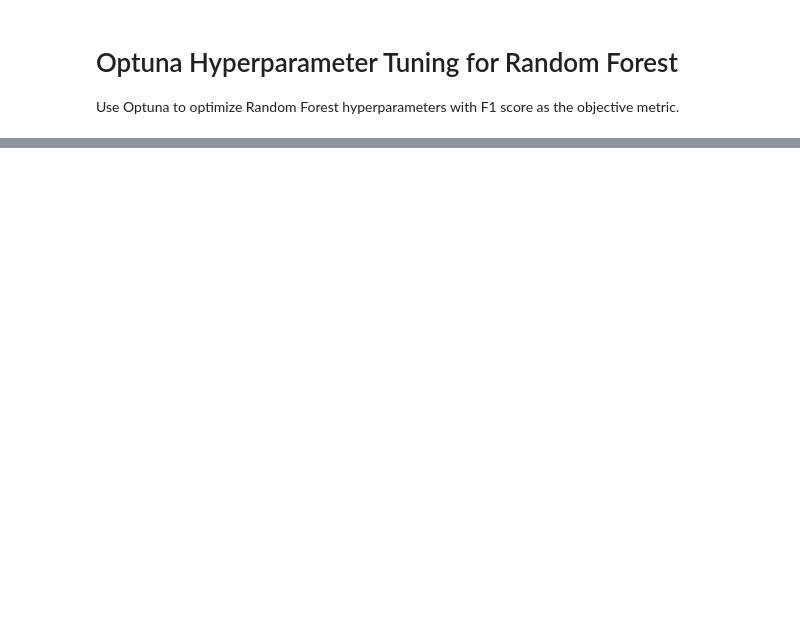
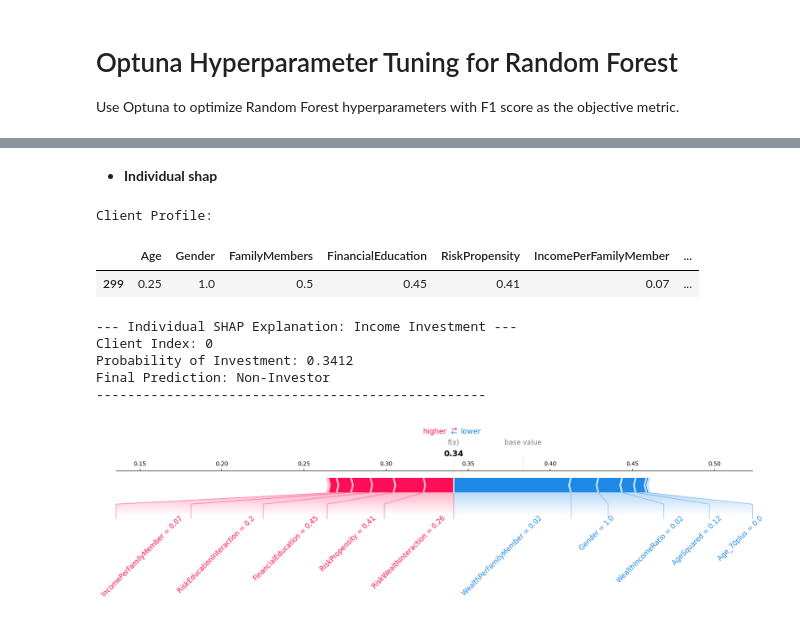
Before and after one commit to JoeChen322/Fintech, a Jupyter notebook: classification-ml-models.ipynb, the cells around one changed output, grey strips where cells are left out. Drawn from its saved outputs; the diff is of its cells as text; code cells hidden in the pictures; blank space fills up the shorter version.

```diff
--- a/classification-ml-models.ipynb
+++ b/classification-ml-models.ipynb
@@ -1501,0 +1606,60 @@
+# %% [markdown]
+- **Individual shap**
+# %%
+import shap
+import matplotlib.pyplot as plt
+import numpy as np
+
+# 1. Configuration
+target_to_explain = "Income Investment"
+model = best_rf_models[(target_to_explain, "Engineered")]
+y_target = y_income if target_to_explain == "Income Investment" else y_accum
+
+# 2. Prepare Data
+_, X_test_local, _, _ = split_data(X_engineered, y_target)
+
+# 3. Initialize Explainer and Calculate SHAP values for the specific individual
+explainer = shap.TreeExplainer(model)
+idx = 0  # first individual test set
+client_row = X_test_local.iloc[[idx]]
+print("Client Profile:")
+display(client_row.round(2))
+shap_results_local = explainer(client_row, check_additivity=False)
+
+# 4. Extract values for the Force Plot
+if len(shap_results_local.shape) == 3:
+    # we select sample 0, all features, class 1
+    sv = shap_results_local.values[0, :, 1]
+    bv = shap_results_local.base_values[0, 1]
+else:
+    # we select sample 0
+    sv = shap_results_local.values[0, :]
+    bv = shap_results_local.base_values[0]
+
+# 5. Print prediction context for analysis
+prob = model.predict_proba(client_row)[0][1]
+print(f"--- Individual SHAP Explanation: {target_to_explain} ---")
+print(f"Client Index: {idx}")
+print(f"Probability of Investment: {prob:.4f}")
+print(f"Final Prediction: {'Investor' if prob > 0.5 else 'Non-Investor'}")
+print("-" * 50)
+
+shap.force_plot(
+    bv,
+    sv,
+    client_row.round(2),
+    matplotlib=True,
+    show=True,
+    contribution_threshold=0.05,
+    text_rotation=45,
+)
+# %% [output]
+Client Profile:
+|  | Age | Gender | FamilyMembers | FinancialEducation | RiskPropensity | IncomePerFamilyMember | ... |
+| 299 | 0.25 | 1.0 | 0.5 | 0.45 | 0.41 | 0.07 | ... |
+--- Individual SHAP Explanation: Income Investment ---
+Client Index: 0
+Probability of Investment: 0.3412
+Final Prediction: Non-Investor
+--------------------------------------------------
+[figure, added]
```
Also changed, not shown: parts of 21 cells of this notebook, 2 other files.
